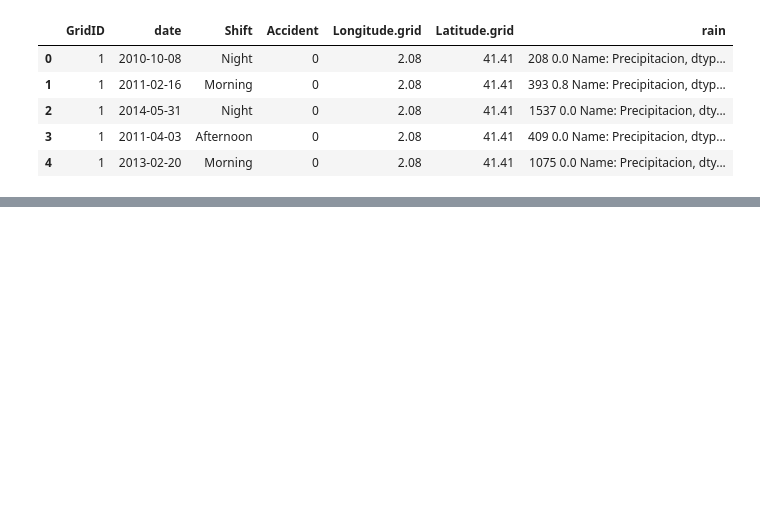
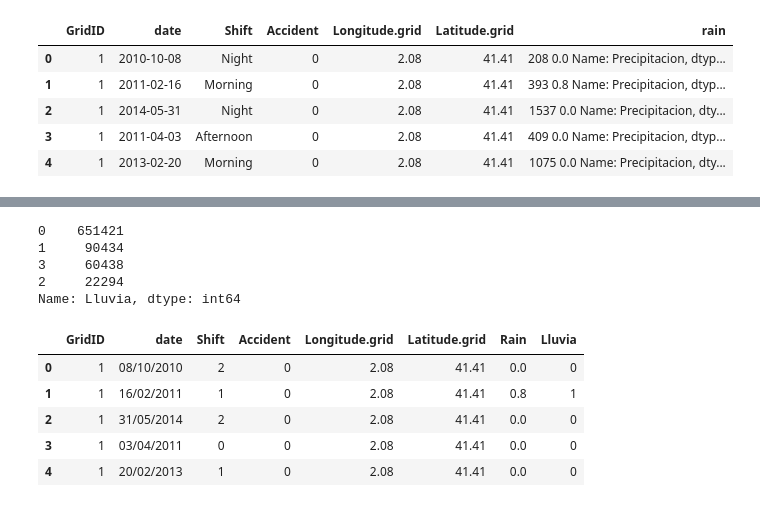
Before and after one commit to jjcarbonell/Accidents-Barcelona, a Jupyter notebook: Practica.ipynb, the cells around one changed output, grey strips where cells are left out. Drawn from its saved outputs; the diff is of its cells as text; code cells hidden in the pictures; blank space fills up the shorter version.

```diff
--- a/Practica.ipynb
+++ b/Practica.ipynb
@@ -488,0 +516,20 @@ clima["Lluvia"] = aux
+# %%
+LE.fit(data["Lluvia"])
+list(LE.classes_)
+data["Lluvia"] = LE.transform(data["Lluvia"])
+data["Lluvia"].value_counts()
+# %% [output]
+0    651421
+1     90434
+3     60438
+2     22294
+Name: Lluvia, dtype: int64
+# %%
+data.head()
+# %% [output]
+|  | GridID | date | Shift | Accident | Longitude.grid | Latitude.grid | Rain | Lluvia |
+| 0 | 1 | 08/10/2010 | 2 | 0 | 2.08 | 41.41 | 0.0 | 0 |
+| 1 | 1 | 16/02/2011 | 1 | 0 | 2.08 | 41.41 | 0.8 | 1 |
+| 2 | 1 | 31/05/2014 | 2 | 0 | 2.08 | 41.41 | 0.0 | 0 |
+| 3 | 1 | 03/04/2011 | 0 | 0 | 2.08 | 41.41 | 0.0 | 0 |
+| 4 | 1 | 20/02/2013 | 1 | 0 | 2.08 | 41.41 | 0.0 | 0 |
```
Also changed, not shown: parts of 33 cells of this notebook, 1 other file.
